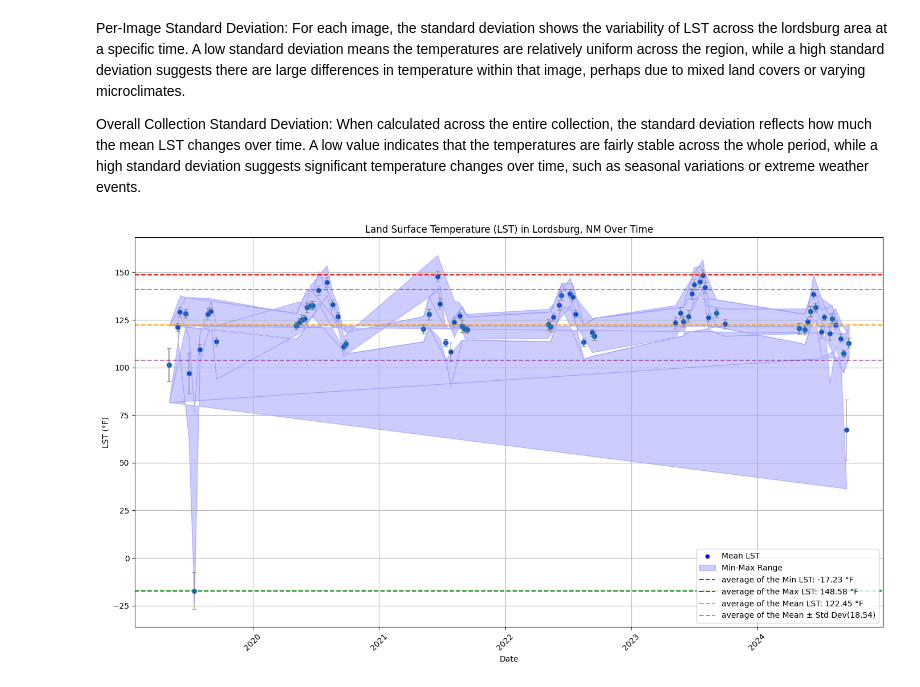
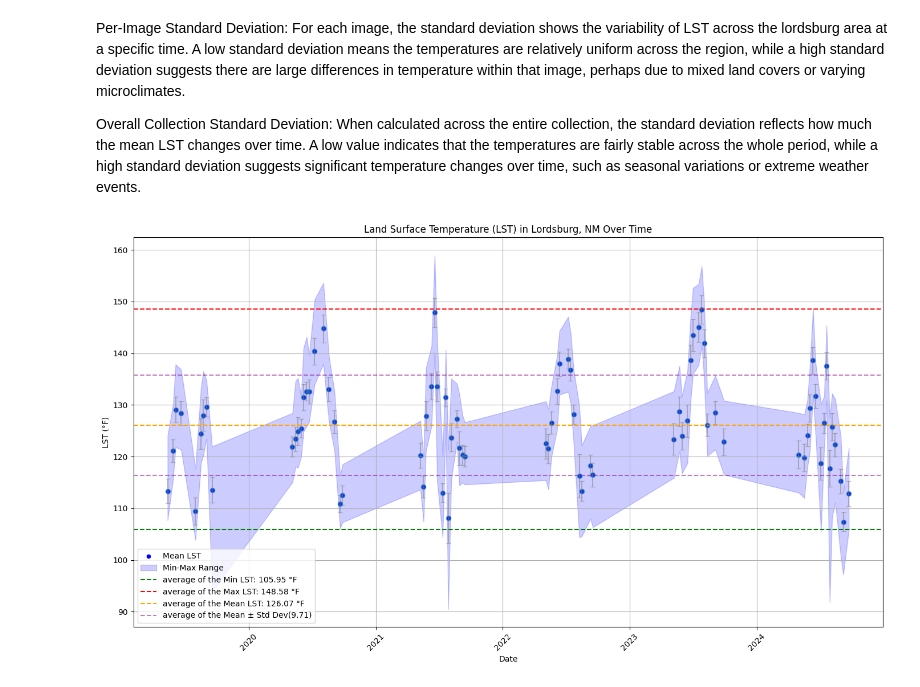
Before and after one commit to SIG-NAL-DS/SWCFN, a Jupyter notebook: lordsburg/landsat_lst._lordsburg.ipynb, the cells around one changed output. Cells and saved outputs as stored; diff of their text form; code cells hidden in the pictures.

```diff
--- a/lordsburg/landsat_lst._lordsburg.ipynb
+++ b/lordsburg/landsat_lst._lordsburg.ipynb
@@ -271,6 +410,6 @@ Map """
 # %%
 # Calculate the mean image across the entire collection
-collection_mean = processed_collection.mean()
+collection_mean = combined_collection.mean()
 
 # Extract the mean LST over the lordsburg area
 mean_lst = collection_mean.select('LST_F').reduceRegion(
@@ -328,7 +468,7 @@ def calculate_stats_per_image(image):
     return image.set(stats)
 # %%
 # Apply the function to each image in the collection to get per-image statistics
-stats_per_image = processed_collection.map(calculate_stats_per_image)
+stats_per_image = combined_collection.map(calculate_stats_per_image)
 # %%
 # Extract individual statistics
 dates = stats_per_image.aggregate_array('system:time_start').getInfo()
@@ -337,9 +477,15 @@ mins = stats_per_image.aggregate_array('LST_F_min').getInfo()
 maxs = stats_per_image.aggregate_array('LST_F_max').getInfo()
 std_devs = stats_per_image.aggregate_array('LST_F_stdDev').getInfo()
 # %%
-# Print per-image statistics
+# Combine all data into a single list of tuples
+data = list(zip(dates, means, mins, maxs, std_devs))
+
+# Sort the list by date (ascending order)
+sorted_data = sorted(data, key=lambda x: x[0])  # Sorting by the first element (timestamp)
+
+# Print sorted per-image statistics
 print("Per-image LST statistics:")
-for date, mean, min_, max_, std_dev in zip(dates, means, mins, maxs, std_devs):
+for date, mean, min_, max_, std_dev in sorted_data:
     formatted_date = ee.Date(date).format("YYYY-MM-dd").getInfo()
     print(f"Date: {formatted_date}, Mean LST: {mean}, Min LST: {min_}, Max LST: {max_}, StdDev LST: {std_dev}")
 # %% [output]
@@ -363,6 +509,6 @@ Date: 2024-09-22, Mean LST: 112.85366615995858, Min LST: 105.72342098000011, Max
 # %%
 # Calculate overall statistics for the entire collection (min, max, stdDev)
-collection_min = processed_collection.select('LST_F').reduce(ee.Reducer.min()).reduceRegion(
+collection_min = combined_collection.select('LST_F').reduce(ee.Reducer.min()).reduceRegion(
     reducer=ee.Reducer.mean(),
     geometry=ee_lordsburg,
     scale=30,
@@ -370,7 +516,7 @@ collection_min = processed_collection.select('LST_F').reduce(ee.Reducer.min()).r
     bestEffort=True
 ).getInfo()
 
-collection_max = processed_collection.select('LST_F').reduce(ee.Reducer.max()).reduceRegion(
+collection_max = combined_collection.select('LST_F').reduce(ee.Reducer.max()).reduceRegion(
     reducer=ee.Reducer.mean(),
     geometry=ee_lordsburg,
     scale=30,
@@ -378,7 +524,7 @@ collection_max = processed_collection.select('LST_F').reduce(ee.Reducer.max()).r
     bestEffort=True
 ).getInfo()
 
-collection_stddev = processed_collection.select('LST_F').reduce(ee.Reducer.stdDev()).reduceRegion(
+collection_stddev = combined_collection.select('LST_F').reduce(ee.Reducer.stdDev()).reduceRegion(
     reducer=ee.Reducer.mean(),
     geometry=ee_lordsburg,
     scale=30,
@@ -401,50 +547,57 @@ Per-Image Standard Deviation: For each image, the standard deviation shows the v
 
 Overall Collection Standard Deviation: When calculated across the entire collection, the standard deviation reflects how much the mean LST changes over time. A low value indicates that the temperatures are fairly stable across the whole period, while a high standard deviation suggests significant temperature changes over time, such as seasonal variations or extreme weather events.
 # %%
-# Create the DataFrame
+# Ensure dates are sorted before creating DataFrame
+sorted_data = sorted(zip(dates, means, mins, maxs, std_devs), key=lambda x: x[0])
+
+# Create DataFrame from sorted data
 data = {
-    'Date': [ee.Date(date).format("YYYY-MM-dd").getInfo() for date in dates],
-    'Mean_LST': means,
-    'Min_LST': mins,
-    'Max_LST': maxs,
-    'StdDev_LST': std_devs
+    'Date': [ee.Date(date).format("YYYY-MM-dd").getInfo() for date, _, _, _, _ in sorted_data],
+    'Mean_LST': [mean for _, mean, _, _, _ in sorted_data],
+    'Min_LST': [min_ for _, _, min_, _, _ in sorted_data],
+    'Max_LST': [max_ for _, _, _, max_, _ in sorted_data],
+    'StdDev_LST': [std_dev for _, _, _, _, std_dev in sorted_data]
 }
 df = pd.DataFrame(data)
+
+# Convert 'Date' column to datetime format for proper sorting
 df['Date'] = pd.to_datetime(df['Date'])
 
+# Sort DataFrame by Date (although it's already sorted)
+df = df.sort_values(by='Date')
 # Overall collection statistics
-overall_min = -17.23
-overall_max = 148.58
-overall_std_dev = 18.54
-overall_mean =  122.45
+overall_min =collection_min['LST_F_min']
+overall_max =collection_max['LST_F_max']
+overall_std_dev = collection_stddev['LST_F_stdDev']
+overall_mean =  mean_lst_value
 
 # Set up the scatter plot
 plt.figure(figsize=(14, 8))
 sns.scatterplot(x='Date', y='Mean_LST', data=df, color='blue', label='Mean LST')
 
 # Add error bars for standard deviation
 plt.errorbar(df['Date'], df['Mean_LST'], yerr=df['StdDev_LST'], fmt='o', ecolor='gray', alpha=0.5, capsize=3)
 
 # Add shaded area for Min-Max range
 plt.fill_between(df['Date'], df['Min_LST'], df['Max_LST'], color='blue', alpha=0.2, label='Min-Max Range')
 
 # Add overall statistics as horizontal lines
 plt.axhline(overall_min, color='green', linestyle='--', label=f'average of the Min LST: {overall_min:.2f} °F')
 plt.axhline(overall_max, color='red', linestyle='--', label=f'average of the Max LST: {overall_max:.2f} °F')
 plt.axhline(overall_mean, color='orange', linestyle='--', label=f'average of the Mean LST: {overall_mean:.2f} °F')
-plt.axhline(overall_mean + overall_std_dev, color='purple', linestyle='--', alpha=0.5, label=f'average of the Mean ± Std Dev({overall_std_dev})')
+plt.axhline(overall_mean + overall_std_dev, color='purple', linestyle='--', alpha=0.5, label=f'average of the Mean ± Std Dev({overall_std_dev:.2f})')
 plt.axhline(overall_mean - overall_std_dev, color='purple', linestyle='--', alpha=0.5)
 
 # Customize the plot
 plt.xlabel('Date')
 plt.ylabel('LST (°F)')
 plt.title('Land Surface Temperature (LST) in Lordsburg, NM Over Time')
 plt.legend()
 plt.grid(True)
 plt.xticks(rotation=45)
 plt.tight_layout()
 
 # Show the plot
 plt.show()
 # %% [output]
-[figure, old version]
+[figure, new version]
```
Also changed, not shown: parts of 39 cells of this notebook, 12 other files.
